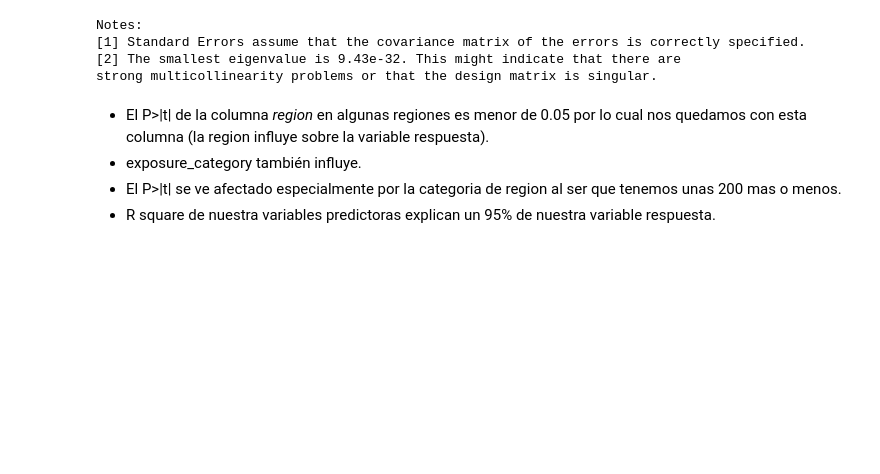
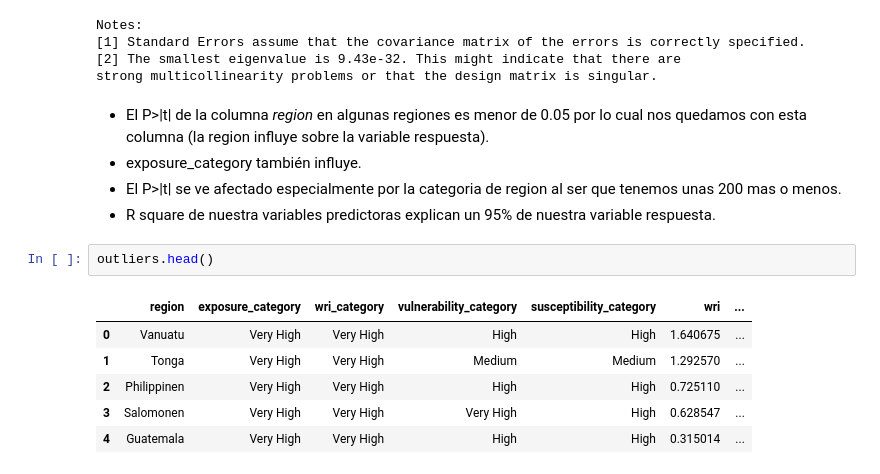
Before and after one commit to VannaLZ/Modulo_3_Sprint_1_VannaPaula, a Jupyter notebook: Regresion Lineal/Lecc7-Anova.ipynb, the cells around one changed output. Cells and saved outputs as stored; diff of their text form; blank space fills up the shorter version.

```diff
--- a/Regresion Lineal/Lecc7-Anova.ipynb
+++ b/Regresion Lineal/Lecc7-Anova.ipynb
@@ -120,3 +120,12 @@ strong multicollinearity problems or that the design matrix is singular.
 - exposure_category también influye.
 - El P>|t| se ve afectado especialmente por la categoria de region al ser que tenemos unas 200 mas o menos.
 - R square de nuestra variables predictoras explican un 95% de nuestra variable respuesta.
+# %%
+outliers.head()
+# %% [output]
+|  | region | exposure_category | wri_category | vulnerability_category | susceptibility_category | wri | ... |
+| 0 | Vanuatu | Very High | Very High | High | High | 1.640675 | ... |
+| 1 | Tonga | Very High | Very High | Medium | Medium | 1.292570 | ... |
+| 2 | Philippinen | Very High | Very High | High | High | 0.725110 | ... |
+| 3 | Salomonen | Very High | Very High | Very High | High | 0.628547 | ... |
+| 4 | Guatemala | Very High | Very High | High | High | 0.315014 | ... |
```
Also changed, not shown: parts of 5 cells of this notebook, 8 other files.
